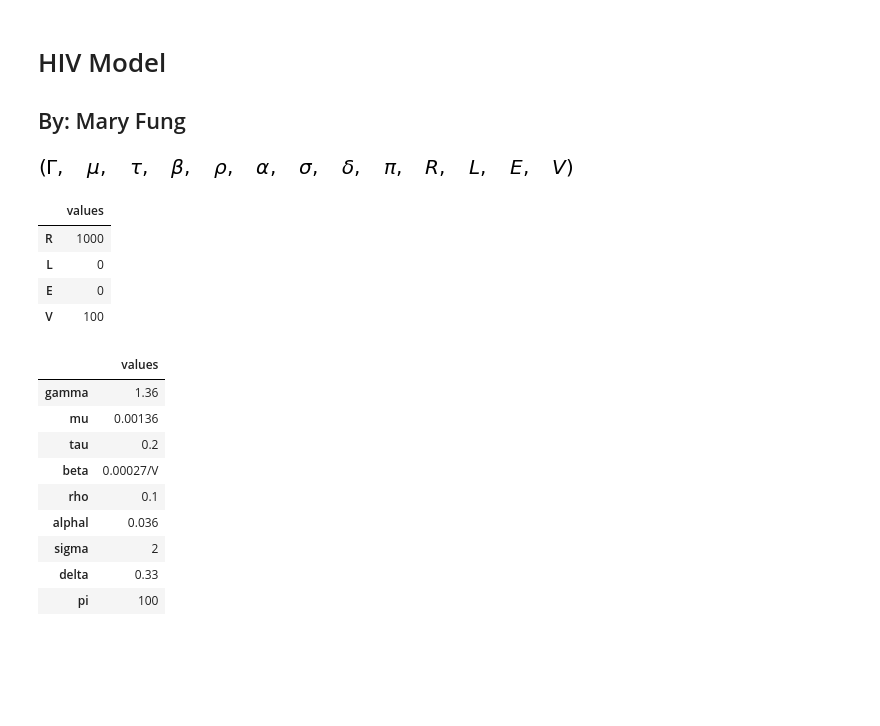
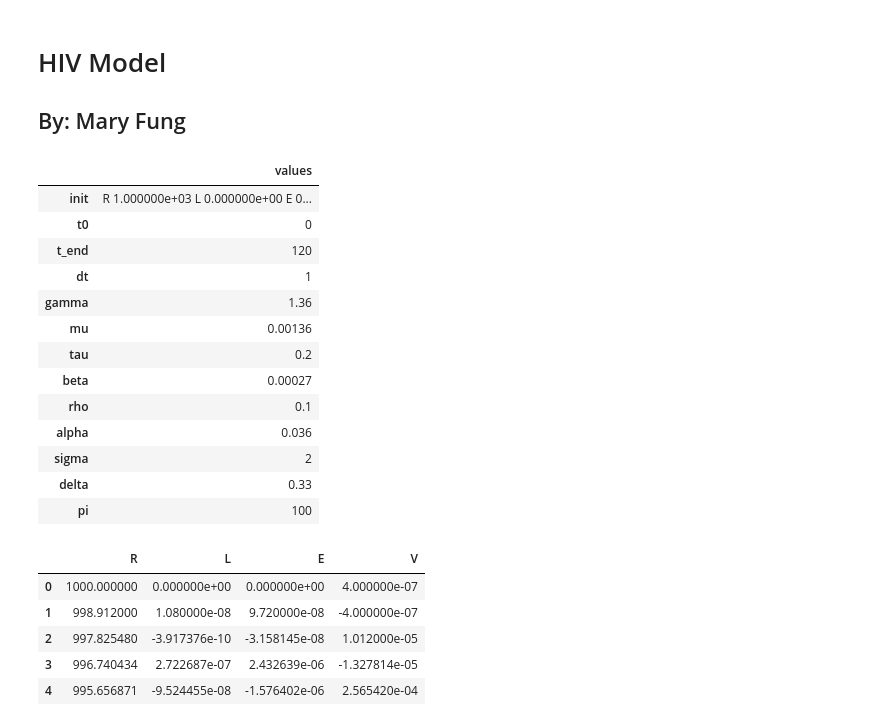
Before and after one commit to fung18870/ModSimPy, a Jupyter notebook: code/hiv_model.ipynb, the cells around one changed output. Drawn from its saved outputs; the diff is of its cells as text; code cells hidden in the pictures; blank space fills up the shorter version.

```diff
--- a/code/hiv_model.ipynb
+++ b/code/hiv_model.ipynb
@@ -30,44 +13,16 @@ def show(expr, show_latex=False):
-# %%
-# Import symbols from simpy to write out expressions?
-mu = symbols('mu')
-tau = symbols('tau')
-rho = symbols('rho')
-sigma = symbols('sigma')
-delta = symbols('delta')
-pi = symbols('pi')
-gamma = symbols('Gamma')
-alpha = symbols('alpha')
-beta = symbols('beta')
-R = symbols('R')
-L = symbols('L')
-E = symbols('E')
-V = symbols('V')
-gamma,mu, tau, beta, rho,alpha, sigma, delta, pi, R, L, E, V
-# %% [output]
-[figure, removed]
 # %%
-def make_system(beta, gamma):
+def make_system(gamma, mu, tau, beta, rho, alpha, sigma, delta, pi):
     """Make a system object for the SIR model.
-
-    beta: contact rate in days
-    gamma: recovery rate in days
 
     returns: System object
     """
-    init = State(S=89, I=1, R=0)
-    init /= np.sum(init)
+    init = State(R=1000, L=0, E=0, V=4*10**(-7))
+    #init /= np.sum(init)
 
     t0 = 0
-    t_end = 7 * 14
+    t_end = 120
+    dt = 1
 
-    return System(init=init, t0=t0, t_end=t_end,
-                  beta=beta, gamma=gamma)
+    return System(init=init, t0=t0, t_end=t_end, dt=dt,
+                  gamma=gamma, mu=mu, tau=tau, beta=beta, rho=rho,
+                  alpha=alpha, sigma=sigma, delta=delta, pi=pi)
-# %%
-# Create initial state values as described in the paper.
-init = State (R=1000, L=0, E=0, V=100,)
-# %% [output]
-|  | values |
-| R | 1000 |
-| L | 0 |
-| E | 0 |
-| V | 100 |
@@ -74,22 +87,29 @@ init = State (R=1000, L=0, E=0, V=100,)
 # %%
 #Create initial system values as listed in the chart in the paper.
-system = System(gamma=1.36,
-               mu=1.36*10**(-3),
-               tau=0.2,
-               beta=0.00027/V,
-               rho=0.1,
-               alphal=3.6*10**(-2),
-               sigma=2,
-               delta=0.33,
-               pi=100)
+system = make_system(1.36, 1.36*10**(-3), 0.2, 0.00027, 0.1, 3.6*10**(-2),
+                     2, 0.33, 100)
 # %% [output]
 |  | values |
+| init | R 1.000000e+03 L 0.000000e+00 E 0... |
+| t0 | 0 |
+| t_end | 120 |
+| dt | 1 |
 | gamma | 1.36 |
 | mu | 0.00136 |
 | tau | 0.2 |
-| beta | 0.00027/V |
+| beta | 0.00027 |
 | rho | 0.1 |
-| alphal | 0.036 |
+| alpha | 0.036 |
 | sigma | 2 |
 | delta | 0.33 |
 | pi | 100 |
+# %%
+results = run_simulation(system, update_func)
+results.head()
+# %% [output]
+|  | R | L | E | V |
+| 0 | 1000.000000 | 0.000000e+00 | 0.000000e+00 | 4.000000e-07 |
+| 1 | 998.912000 | 1.080000e-08 | 9.720000e-08 | -4.000000e-07 |
+| 2 | 997.825480 | -3.917376e-10 | -3.158145e-08 | 1.012000e-05 |
+| 3 | 996.740434 | 2.722687e-07 | 2.432639e-06 | -1.327814e-05 |
+| 4 | 995.656871 | -9.524455e-08 | -1.576402e-06 | 2.565420e-04 |
```
Also changed, not shown: parts of 6 cells of this notebook, 14 other files.
